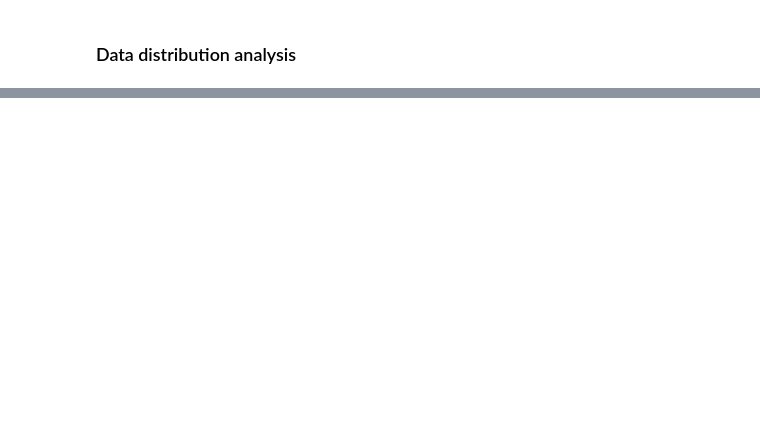
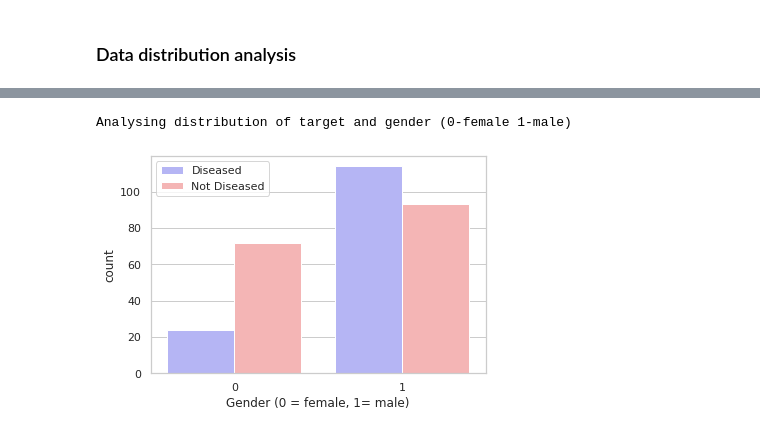
Before and after one commit to adib0073/Educative_SSDS_course, a Jupyter notebook: notebooks/EDA_Tutorial.ipynb, the cells around one changed output, grey strips where cells are left out. Saved outputs shown, nothing was run; the diff lists cells and outputs as text; code cells hidden in the pictures; blank space fills up the shorter version.

```diff
--- a/notebooks/EDA_Tutorial.ipynb
+++ b/notebooks/EDA_Tutorial.ipynb
@@ -57,0 +87,9 @@ continuous = ['age', 'resting_bp', 'cholestoral', 'max_hr', 'oldpeak', 'num_majo
+# %%
+print('Analysing distribution of target and gender (0-female 1-male)')
+sns.countplot(x = data['gender'], hue = data['target'], palette='bwr')
+plt.legend(["Diseased", "Not Diseased"])
+plt.xlabel("Gender (0 = female, 1= male)")
+plt.show()
+# %% [output]
+Analysing distribution of target and gender (0-female 1-male)
+[figure, added]
```
Also changed, not shown: parts of 20 cells of this notebook.
